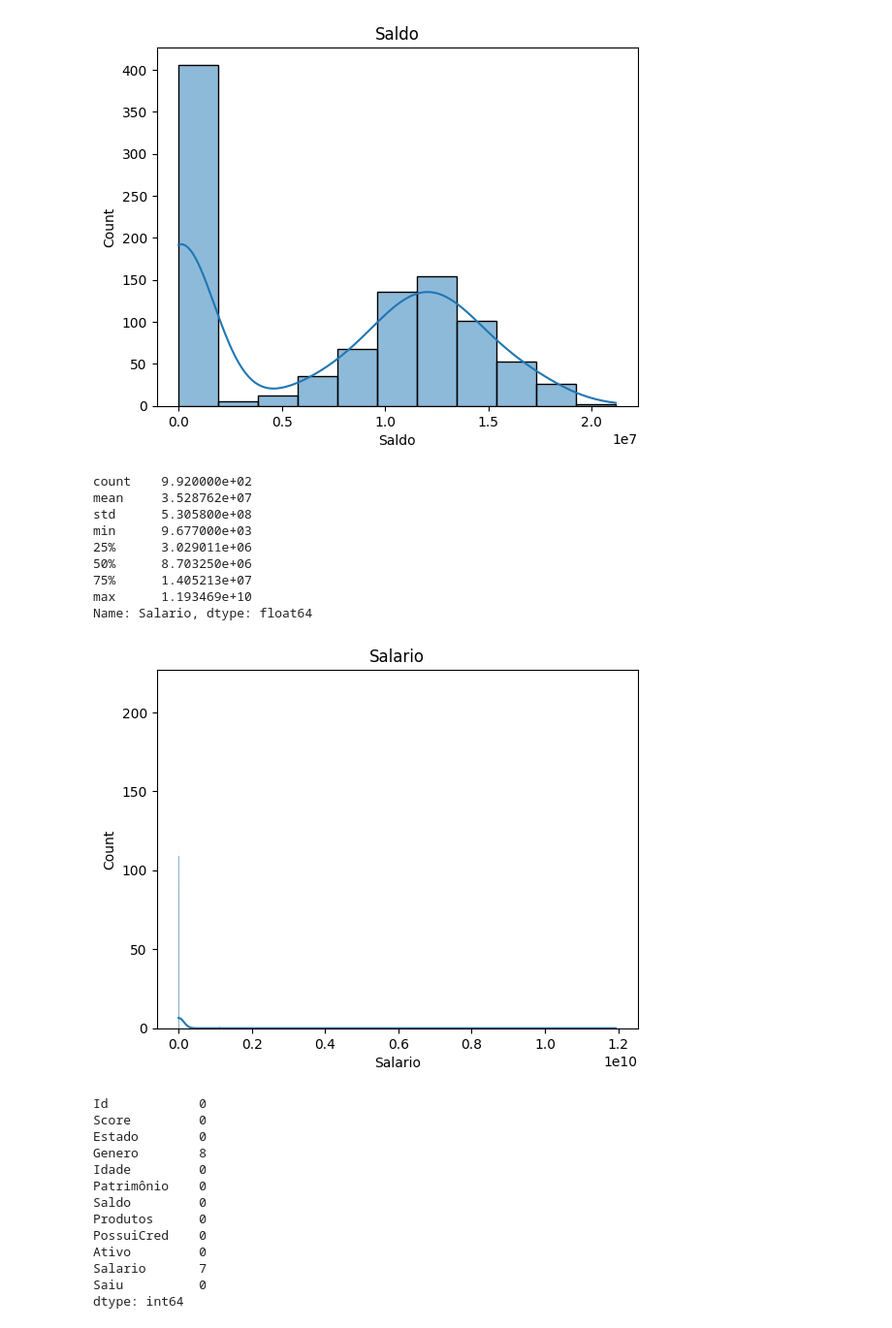
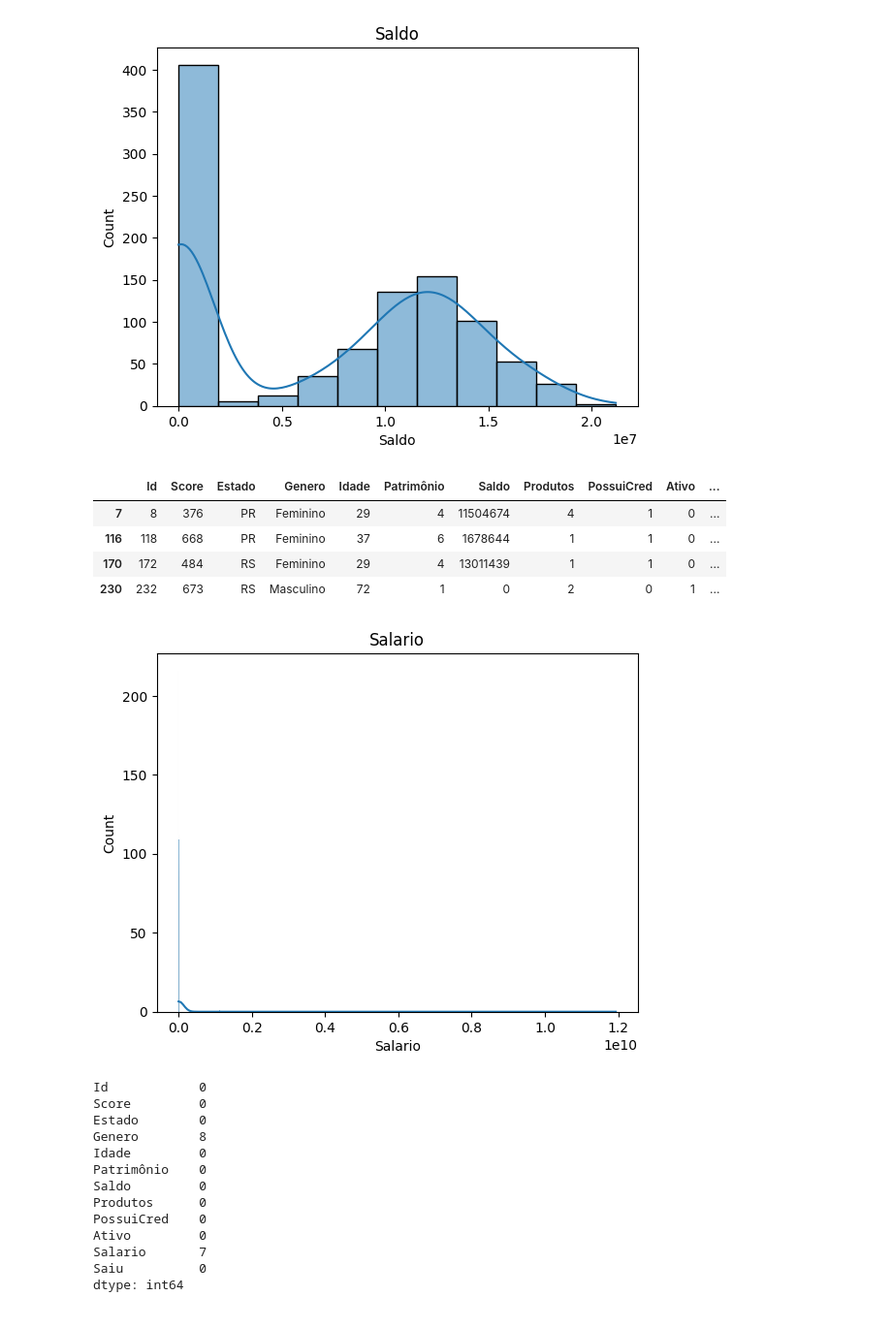
Before and after one commit to MarcosABP/Churn-Dataset, a Jupyter notebook: crashdata.ipynb, the cells around one changed output. Shown: that part at 97% size. Drawn from its saved outputs; the diff is of its cells as text; code cells hidden in the pictures.

```diff
--- a/crashdata.ipynb
+++ b/crashdata.ipynb
@@ -107,20 +107,17 @@ min      0.000000e+00
 max      2.117743e+07
 Name: Saldo, dtype: float64
 [figure]
-# %%
-sns.histplot(data['Salario'], kde=True).set_title('Salario')
-data['Salario'].describe()
-# Tudo no padrão
-# %% [output]
-count    9.920000e+02
-mean     3.528762e+07
-std      5.305800e+08
-min      9.677000e+03
-25%      3.029011e+06
-50%      8.703250e+06
-75%      1.405213e+07
-max      1.193469e+10
-Name: Salario, dtype: float64
-[figure, removed]
+# %%
+sns.histplot(data['Salario'], kde=True).set_title('Salario')
+desvio = sts.stdev(data['Salario'].dropna())
+data.loc[data['Salario'] >= 2 * desvio] # levamos em conta o nosso padrão para esse datset 2 * o desvio padrão dos salarios
+# verificamos que existem alguns salarios que estão muito fora do padrão, então vamos retirá-los
+# %% [output]
+|  | Id | Score | Estado | Genero | Idade | Patrimônio | Saldo | Produtos | PossuiCred | Ativo | ... |
+| 7 | 8 | 376 | PR | Feminino | 29 | 4 | 11504674 | 4 | 1 | 0 | ... |
+| 116 | 118 | 668 | PR | Feminino | 37 | 6 | 1678644 | 1 | 1 | 0 | ... |
+| 170 | 172 | 484 | RS | Feminino | 29 | 4 | 13011439 | 1 | 1 | 0 | ... |
+| 230 | 232 | 673 | RS | Masculino | 72 | 1 | 0 | 2 | 0 | 1 | ... |
+[figure, added]
 # %%
 data.isnull().sum()
```
Also changed, not shown: parts of 8 cells of this notebook.
